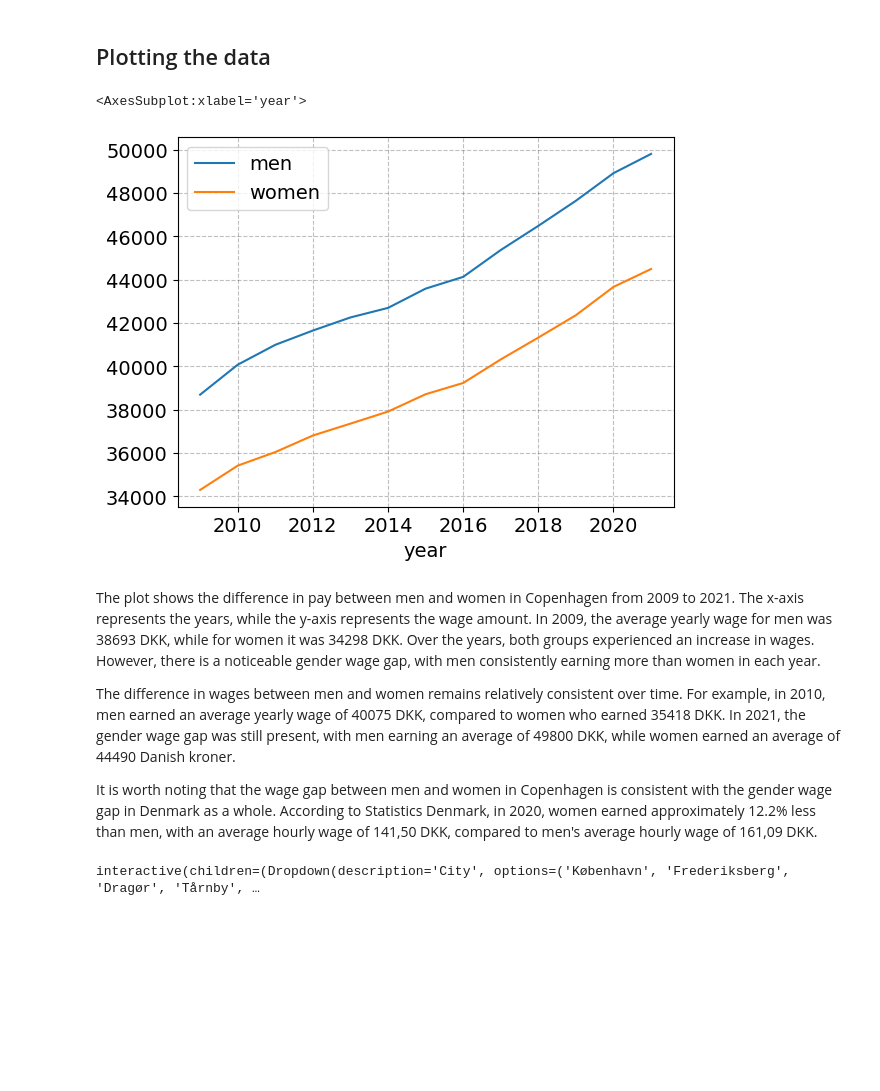
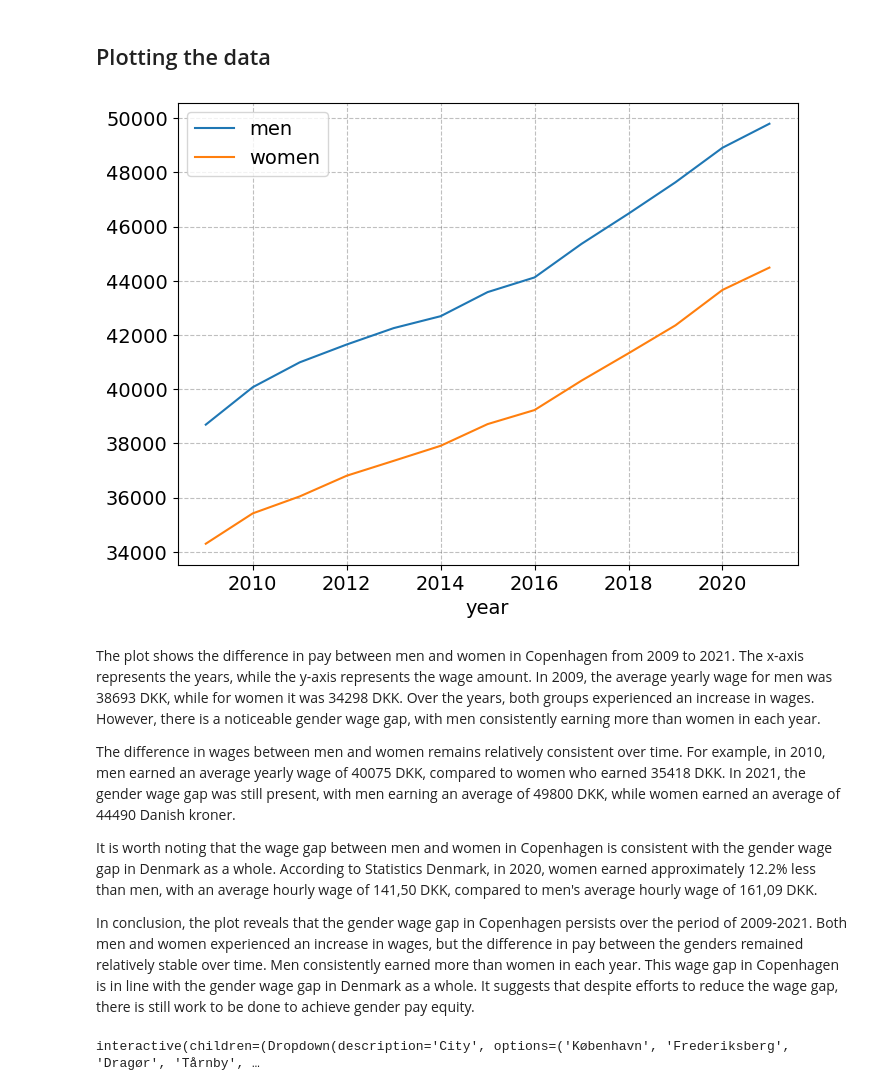
Before and after one commit to julieroddik/projects-2023-mej, a Jupyter notebook: dataproject/dataproject.ipynb, the cells around one changed output. Saved outputs shown, nothing was run; the diff lists cells and outputs as text; code cells hidden in the pictures; blank space fills up the shorter version.

```diff
--- a/dataproject/dataproject.ipynb
+++ b/dataproject/dataproject.ipynb
@@ -173,26 +175,28 @@ men_long.head(99)
 # %%
 # Data with women
 women_long_2 = women_long.reset_index()
 women_long_2.loc[women_long_2.City == 'København', :]
 women_copenhagen = women_long_2.loc[women_long_2['City'] == 'København', :]
 
 # Data with men
 men_long_2 = men_long.reset_index()
 men_long_2.loc[men_long_2.City == 'København', :]
 men_copenhagen = men_long_2.loc[men_long_2['City'] == 'København', :]
 
 # Plotting
 ax = men_copenhagen.plot(x='year', y='men', label = 'men')
 women_copenhagen.plot(x='year', y='women', ax=ax)
+ax.figure.set_size_inches(8, 6)
 # %% [output]
-<AxesSubplot:xlabel='year'>
-[figure, old version]
+[figure, new version]
 # %% [markdown]
 The plot shows the difference in pay between men and women in Copenhagen from 2009 to 2021. The x-axis represents the years, while the y-axis represents the wage amount. In 2009, the average yearly wage for men was 38693 DKK, while for women it was 34298 DKK. Over the years, both groups experienced an increase in wages. However, there is a noticeable gender wage gap, with men consistently earning more than women in each year.
 
 The difference in wages between men and women remains relatively consistent over time. For example, in 2010, men earned an average yearly wage of 40075 DKK, compared to women who earned 35418 DKK. In 2021, the gender wage gap was still present, with men earning an average of 49800 DKK, while women earned an average of 44490 Danish kroner.
 
 It is worth noting that the wage gap between men and women in Copenhagen is consistent with the gender wage gap in Denmark as a whole. According to Statistics Denmark, in 2020, women earned approximately 12.2% less than men, with an average hourly wage of 141,50 DKK, compared to men's average hourly wage of 161,09 DKK.
+
+In conclusion, the plot reveals that the gender wage gap in Copenhagen persists over the period of 2009-2021. Both men and women experienced an increase in wages, but the difference in pay between the genders remained relatively stable over time. Men consistently earned more than women in each year. This wage gap in Copenhagen is in line with the gender wage gap in Denmark as a whole. It suggests that despite efforts to reduce the wage gap, there is still work to be done to achieve gender pay equity.
 # %%
 def plot_func(df, City):
     # Function that operates on data set
```
Also changed, not shown: parts of 11 cells of this notebook, 1 other file.
